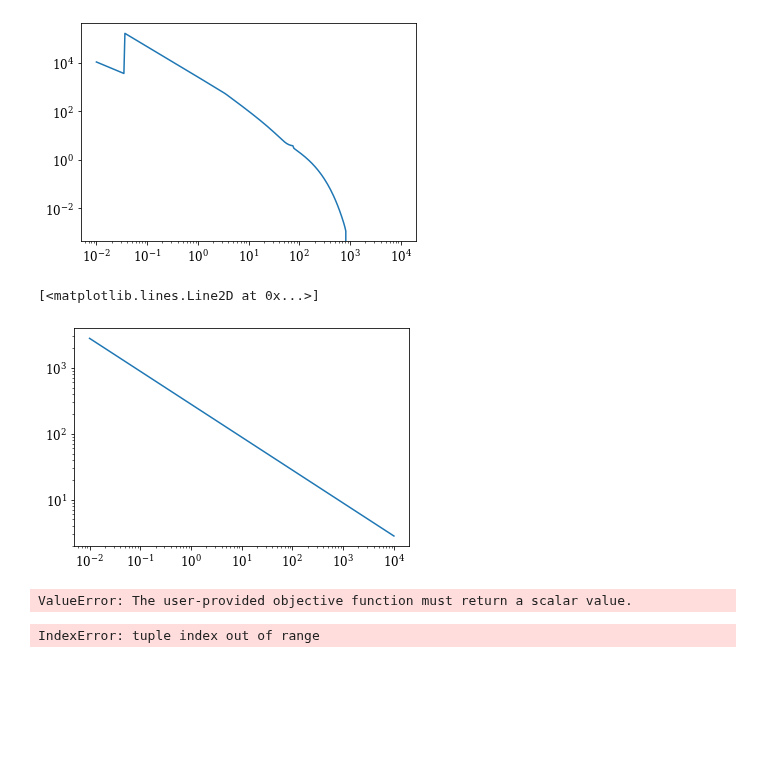
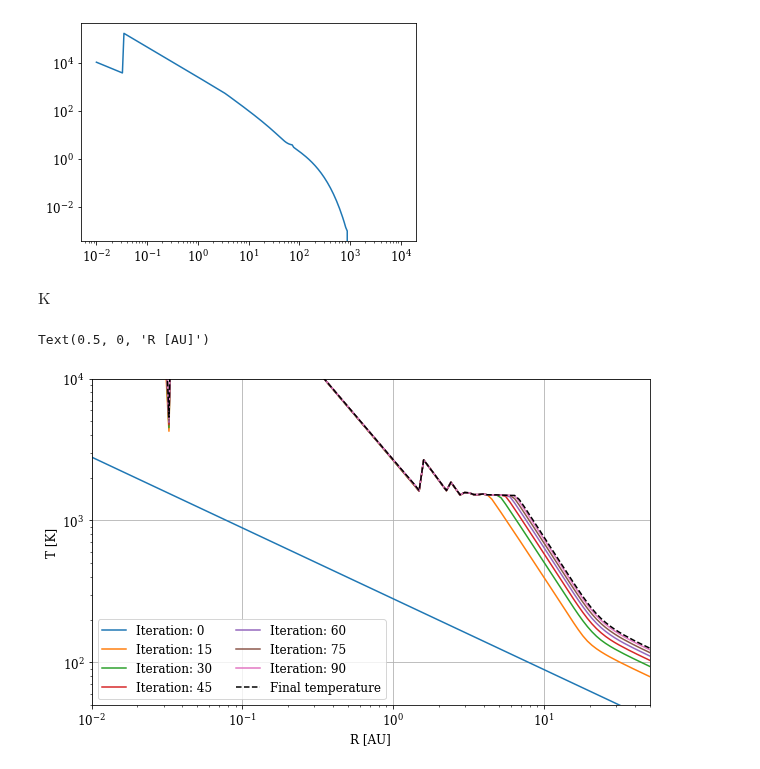
Before and after one commit to agent031/bachelor_code, a Jupyter notebook: Testing_values_T0/combined_temp_strongDW.ipynb, the cells around one changed output. Cells and saved outputs as stored; diff of their text form; code cells hidden in the pictures; blank space fills up the shorter version.

```diff
--- a/Testing_values_T0/combined_temp_strongDW.ipynb
+++ b/Testing_values_T0/combined_temp_strongDW.ipynb
@@ -166,16 +182,33 @@ plt.loglog(r, T_func(T_req, Σ_initial(r_au)))
 [<matplotlib.lines.Line2D at 0x...>]
 [figure]
 # %%
-res1 = fsolve(lambda T: T_vis(T, Σ_initial(r_au)).value**4 + T_req.value**4 - T**4, x0 = T_req.value, factor = 1000, full_output = True)
-plt.loglog(r, res1[0])
+def func(T):
+    T_new4 = T_vis(T, Σ_initial(r_au)).value**4 + T_req.value**4
+    return T_new4**0.25 * u.K
-# %% [output]
-[<matplotlib.lines.Line2D at 0x...>]
-[figure, removed]
-# %%
-res3 = minimize(lambda T: (T_vis(T, Σ_initial(r_au)).value**4 + T_req.value**4 - T**4), x0 = T_req.value)
-# %% [output]
-ValueError: The user-provided objective function must return a scalar value.
-# %%
-res2 = differential_evolution(lambda T: abs(T_vis(T, Σ_initial(r_au)).value**4 + T_req.value**4 - T**4), bounds = (0, 1e6))
-# %% [output]
-IndexError: tuple index out of range
+# %%
+func(T_req).unit
+# %% [output]
+$\mathrm{K}$
+# %%
+T0 = T_req
+T = [T_req]
+for i in range(100):
+    T_new = func(T[-1])
+    T_damp = (T[-1]**4 + T_new**4)**0.25
+    T.append(T_damp)
+
+
+plt.figure(figsize = (10,6))
+plt.grid()
+for i, t in enumerate(T):
+    if i%15 == 0:
+        plt.loglog(r, t, label=f'Iteration: {i}')
+plt.loglog(r, T[-1], ls='--', c='black', label = 'Final temperature')
+plt.legend(ncol = 2)
+plt.ylim(50,1e4)
+plt.xlim(0.01, 50)
+plt.ylabel(f'T [{T_damp.unit}]')
+plt.xlabel('R [AU]')
+# %% [output]
+Text(0.5, 0, 'R [AU]')
+[figure, added]
```
Also changed, not shown: parts of 11 cells of this notebook.
